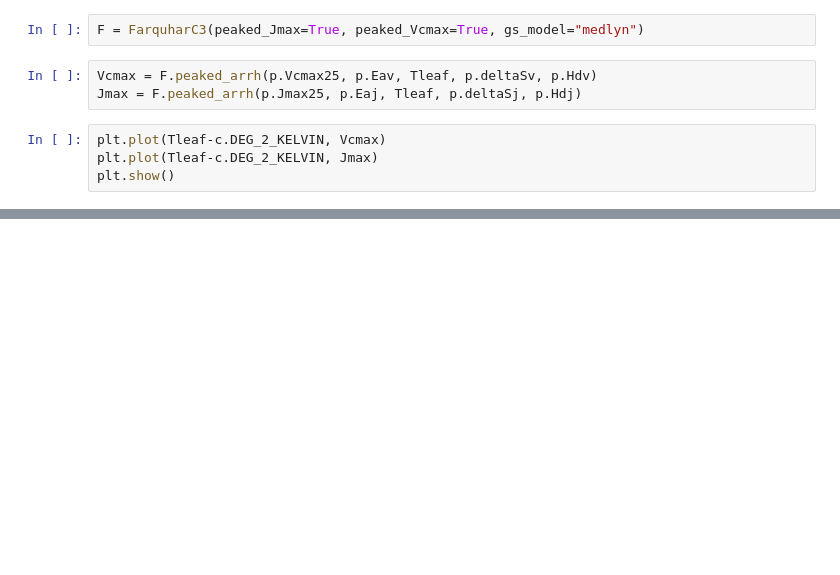
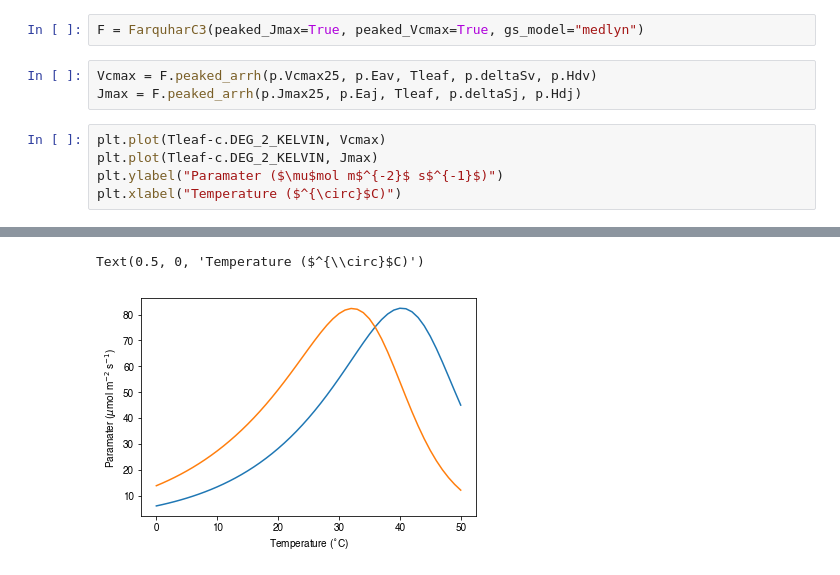
Before and after one commit to mdekauwe/BEES3041_lab_photosynthesis, a Jupyter notebook: BEES3041_lab.ipynb, the cells around one changed output, grey strips where cells are left out. Drawn from its saved outputs; the diff is of its cells as text; blank space fills up the shorter version.

```diff
--- a/BEES3041_lab.ipynb
+++ b/BEES3041_lab.ipynb
@@ -57,5 +59,6 @@ Jmax = F.peaked_arrh(p.Jmax25, p.Eaj, Tleaf, p.deltaSj, p.Hdj)
 # %%
 plt.plot(Tleaf-c.DEG_2_KELVIN, Vcmax)
 plt.plot(Tleaf-c.DEG_2_KELVIN, Jmax)
-plt.show()
+plt.ylabel("Paramater ($\mu$mol m$^{-2}$ s$^{-1}$)")
+plt.xlabel("Temperature ($^{\circ}$C)")
 # %% [output]
@@ -63,0 +65,2 @@ plt.show()
+Text(0.5, 0, 'Temperature ($^{\\circ}$C)')
+[figure, added]
```
Also changed, not shown: parts of 10 cells of this notebook, 4 other files.
